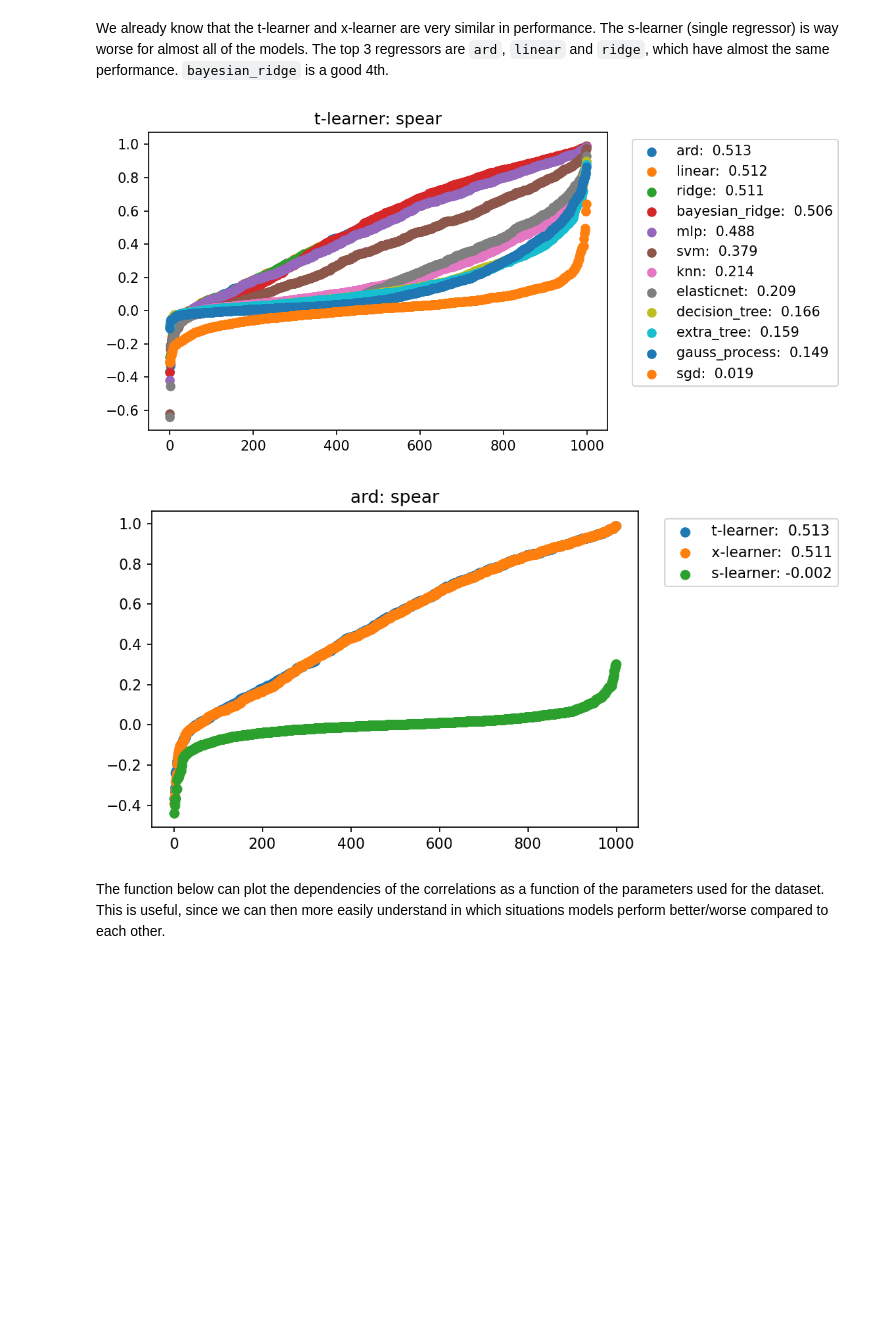
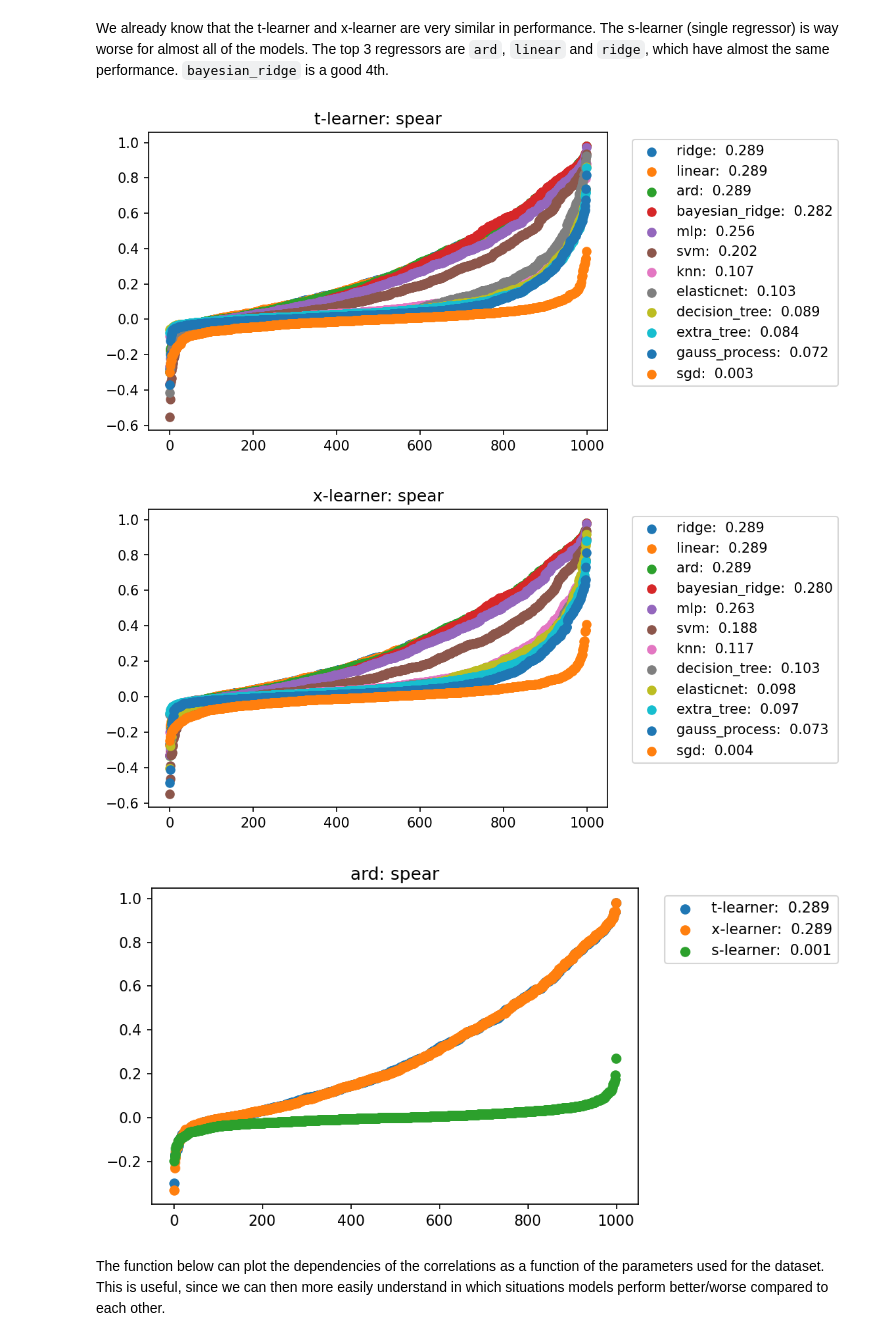
Before and after one commit to UtrechtUniversity/nudging, a Jupyter notebook: examples/simulation_different_models.ipynb, the cells around one changed output. Cells and saved outputs as stored; diff of their text form; code cells hidden in the pictures; blank space fills up the shorter version.

```diff
--- a/examples/simulation_different_models.ipynb
+++ b/examples/simulation_different_models.ipynb
@@ -19,7 +18,7 @@ from nudging.simulation import generate_multi_dataset
 This creates 1000 datasets, where each of them have different parameters for generation. They include both linear and non-linear datasets.
 # %%
 np.random.seed(12390845)
-datasets = generate_multi_dataset(1000)
+datasets = generate_datasets(1000)
 # %% [markdown]
 ### Define the regressors and meta-learners to test
 # %%
@@ -129,10 +126,12 @@ def plot_results(name, results, use_spear=False):
 We already know that the t-learner and x-learner are very similar in performance. The s-learner (single regressor) is way worse for almost all of the models. The top 3 regressors are `ard`, `linear` and `ridge`, which have almost the same performance. `bayesian_ridge` is a good 4th.
 # %%
 plot_results("t-learner", results, use_spear=True)
+plot_results("x-learner", results, use_spear=True)
 plot_results("ard", results, use_spear=True)
 # %% [output]
-[figure, old version]
+[figure, new version]
-[figure, old version]
+[figure, new version]
+[figure, added]
 # %% [markdown]
 The function below can plot the dependencies of the correlations as a function of the parameters used for the dataset. This is useful, since we can then more easily understand in which situations models perform better/worse compared to each other.
 # %%
```
Also changed, not shown: parts of 4 cells of this notebook, 36 other files.
